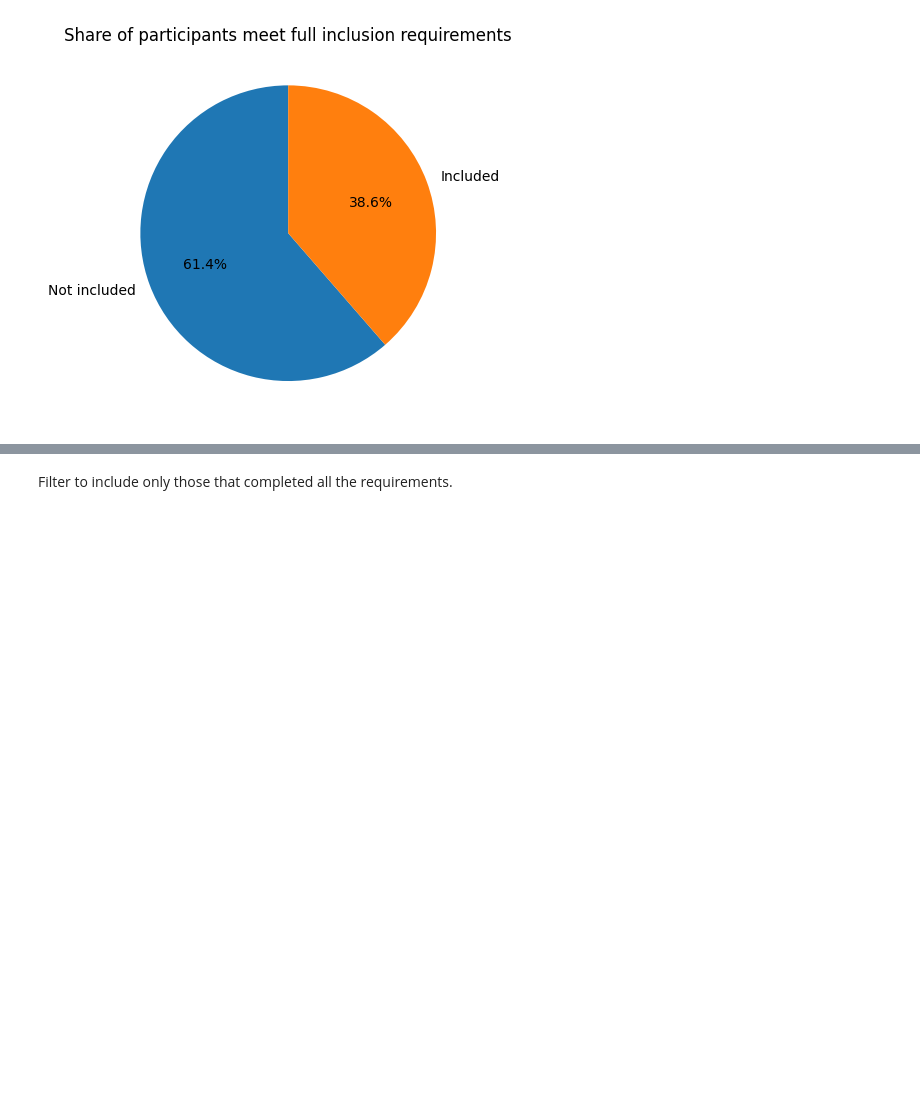
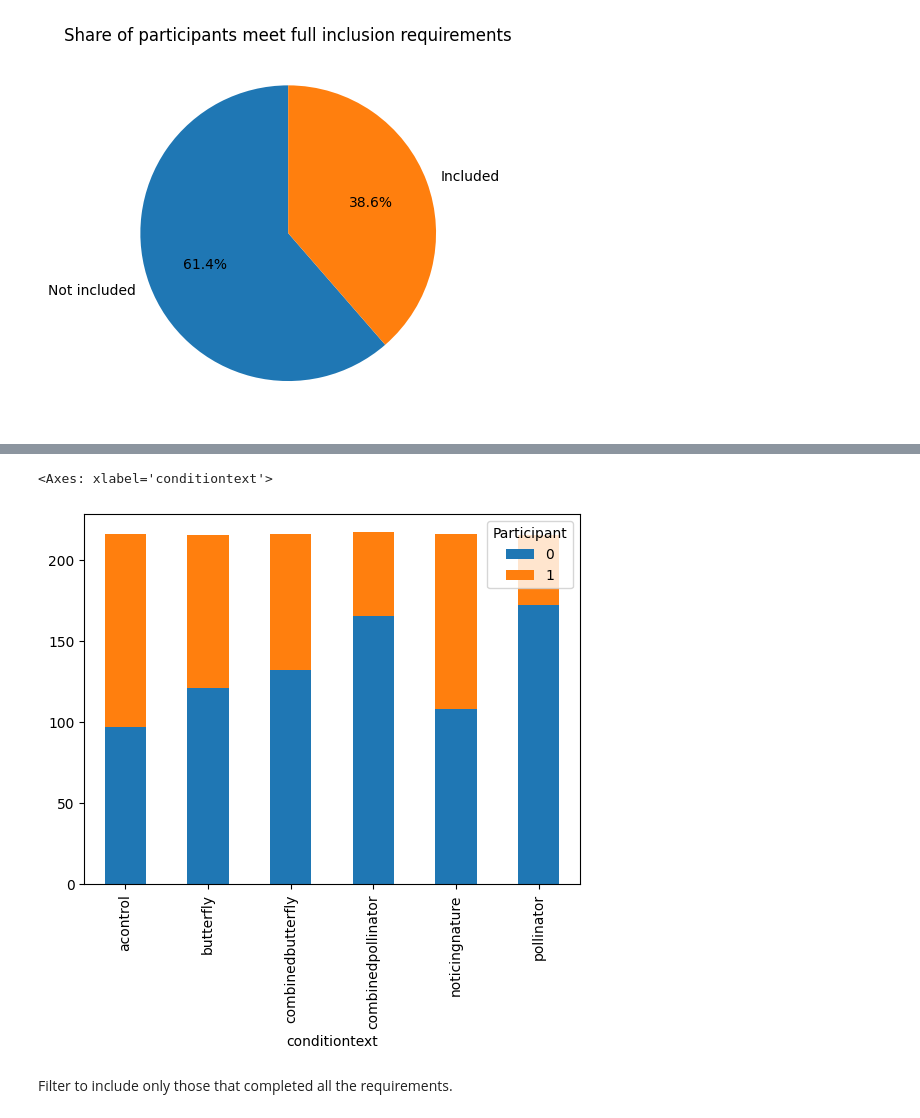
Before and after one commit to fraserdeans/lis-everything-counts-1, a Jupyter notebook: notebook.ipynb, the cells around one changed output, grey strips where cells are left out. Cells and saved outputs as stored; diff of their text form; code cells hidden in the pictures; blank space fills up the shorter version.

```diff
--- a/notebook.ipynb
+++ b/notebook.ipynb
@@ -138,3 +164,9 @@ df['Participant'].value_counts().plot( kind='pie', startangle=90, autopct='%1.1f
+# %%
+df_grouped_by_task_completion = df.groupby(['conditiontext', 'Participant']).size().unstack(fill_value=0)
+df_grouped_by_task_completion.plot(kind="bar", stacked="True")
+# %% [output]
+<Axes: xlabel='conditiontext'>
+[figure, added]
 # %% [markdown]
 Filter to include only those that completed all the requirements.
 # %%
```
Also changed, not shown: parts of 16 cells of this notebook.
